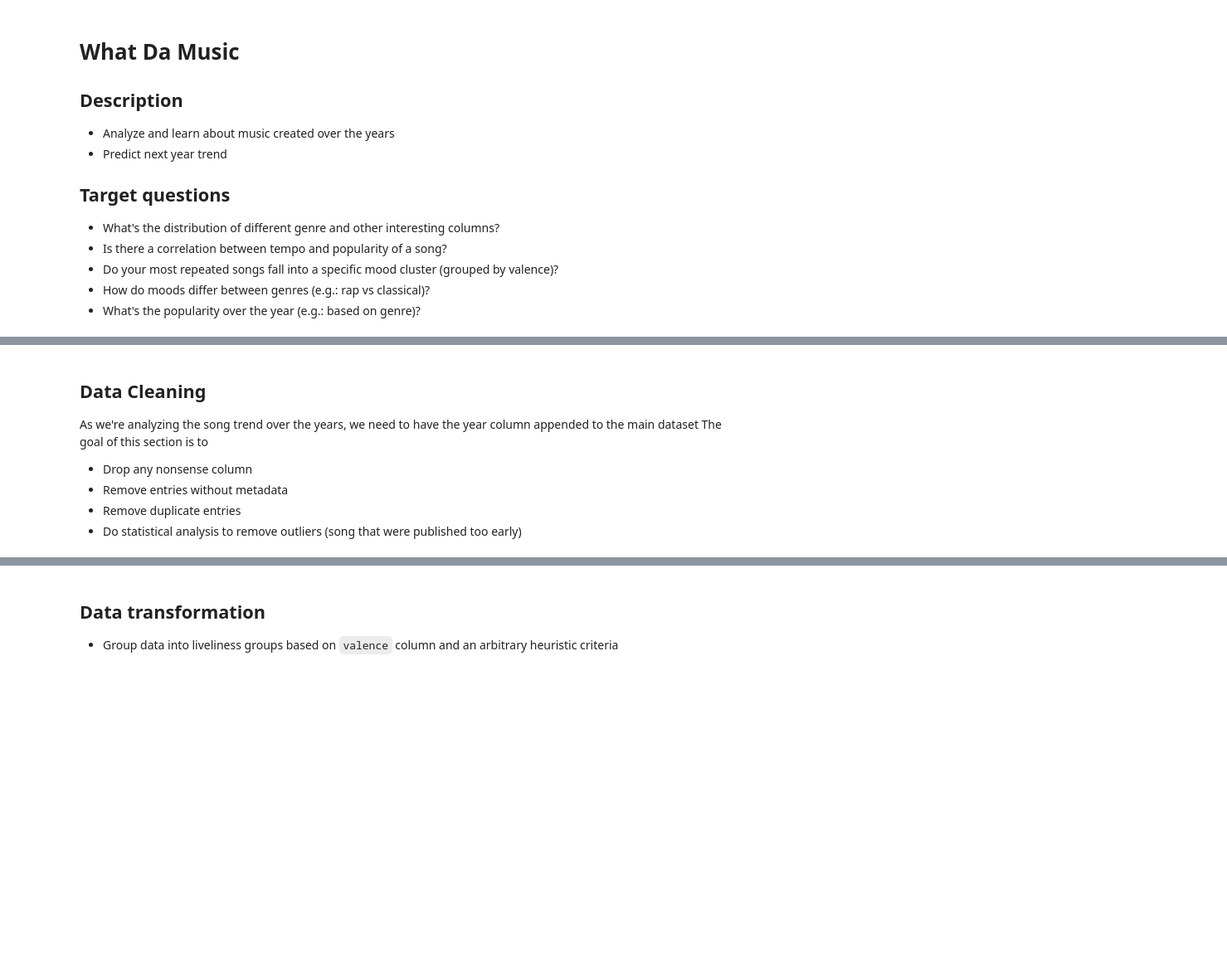
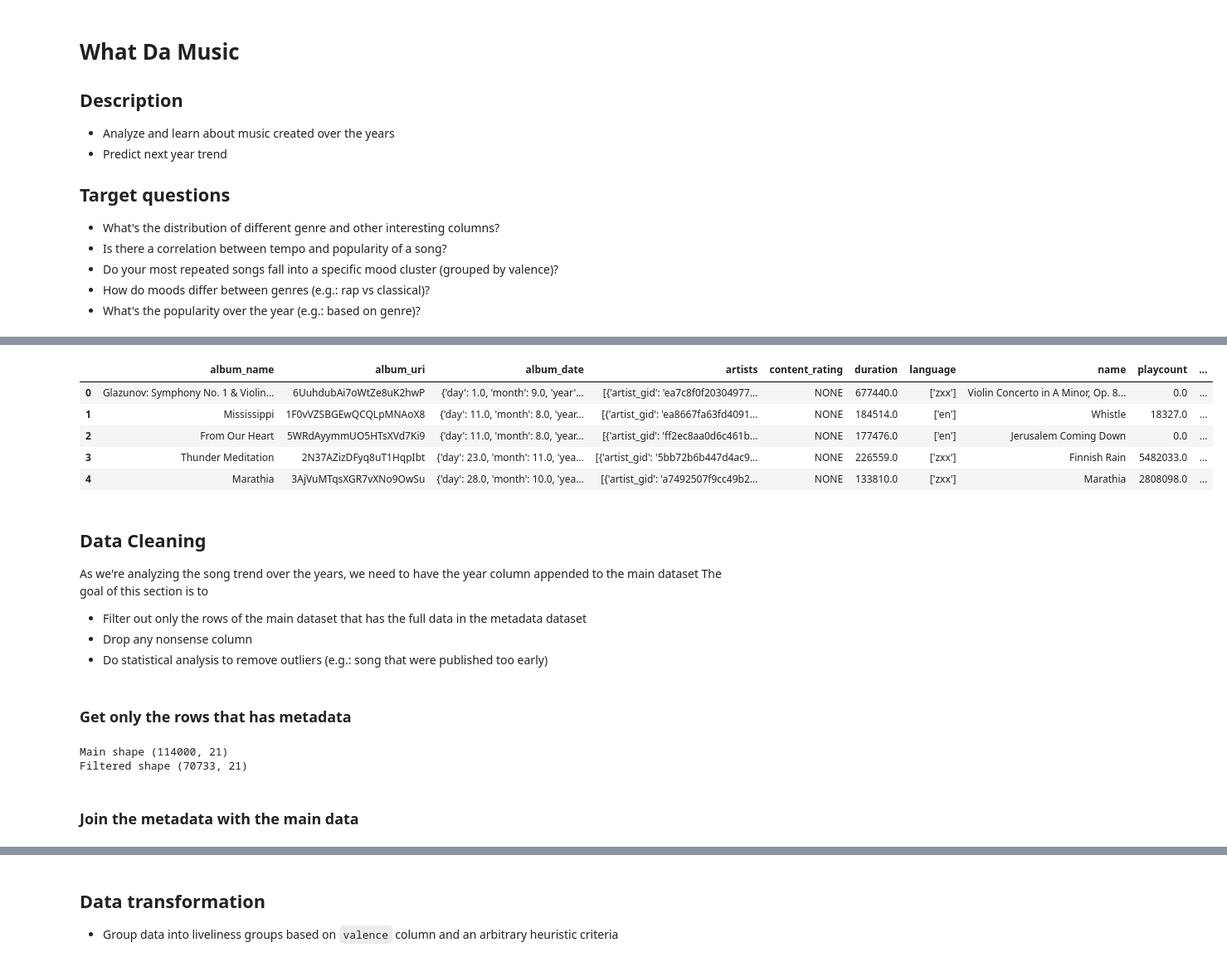
Before and after one commit to ptmdmusique/cs510-data-with-python, a Jupyter notebook: final_project.ipynb, the cells around one changed output, grey strips where cells are left out. Shown: that part at 83% size. Cells and saved outputs as stored; diff of their text form; code cells hidden in the pictures; blank space fills up the shorter version.

Commit message:
feat: finalize data fetching and add data cleaning

```diff
--- a/final_project.ipynb
+++ b/final_project.ipynb
@@ -29,9 +52,43 @@ df = pd.read_csv("hf://datasets/maharshipandya/spotify-tracks-dataset/dataset.cs
+# %%
+# Load from dataset
+# metadata_df = dd.read_parquet("hf://datasets/bigdata-pw/Spotify/**/*.parquet")
+
+# Load locally
+gdown.download("https://drive.google.com/uc?id=1zOK8dgeKFkAOB1XfvPHQXIumJHQ-Mwxg", "metadata.zip", quiet=False)
+!unzip metadata.zip -d metadata
+metadata_df = dd.read_csv("metadata/metadata/metadata_*.csv")
+
+metadata_df.head()
+# %% [output]
+|  | album_name | album_uri | album_date | artists | content_rating | duration | language | name | playcount | ... |
+| 0 | Glazunov: Symphony No. 1 & Violin... | 6UuhdubAi7oWtZe8uK2hwP | {'day': 1.0, 'month': 9.0, 'year'... | [{'artist_gid': 'ea7c8f0f20304977... | NONE | 677440.0 | ['zxx'] | Violin Concerto in A Minor, Op. 8... | 0.0 | ... |
+| 1 | Mississippi | 1F0vVZSBGEwQCQLpMNAoX8 | {'day': 11.0, 'month': 8.0, 'year... | [{'artist_gid': 'ea8667fa63fd4091... | NONE | 184514.0 | ['en'] | Whistle | 18327.0 | ... |
+| 2 | From Our Heart | 5WRdAyymmUO5HTsXVd7Ki9 | {'day': 11.0, 'month': 8.0, 'year... | [{'artist_gid': 'ff2ec8aa0d6c461b... | NONE | 177476.0 | ['en'] | Jerusalem Coming Down | 0.0 | ... |
+| 3 | Thunder Meditation | 2N37AZizDFyq8uT1HqpIbt | {'day': 23.0, 'month': 11.0, 'yea... | [{'artist_gid': '5bb72b6b447d4ac9... | NONE | 226559.0 | ['zxx'] | Finnish Rain | 5482033.0 | ... |
+| 4 | Marathia | 3AjVuMTqsXGR7vXNo9OwSu | {'day': 28.0, 'month': 10.0, 'yea... | [{'artist_gid': 'a7492507f9cc49b2... | NONE | 133810.0 | ['zxx'] | Marathia | 2808098.0 | ... |
 # %% [markdown]
 ## Data Cleaning
 
 As we're analyzing the song trend over the years, we need to have the year column appended to the main dataset
 The goal of this section is to
+* Filter out only the rows of the main dataset that has the full data in the metadata dataset
 * Drop any nonsense column
-* Remove entries without metadata
-* Remove duplicate entries
-* Do statistical analysis to remove outliers (song that were published too early)
+* Do statistical analysis to remove outliers (e.g.: song that were published too early)
+# %% [markdown]
+### Get only the rows that has metadata
+# %%
+uri_df = metadata_df[['uri']].compute()
+uri_set = set(uri_df['uri'].dropna()) # Shove into a set for super duper fast lookup
+
+rows_with_full_data_mask = main_df['track_id'].isin(uri_set)
+filtered_main_df = main_df[rows_with_full_data_mask]
+
+print("Main shape", main_df.shape)
+print("Filtered shape", filtered_main_df.shape)
+
+filtered_main_df.to_csv("filtered_tracks.csv", index=False)
+# %% [output]
+Main shape (114000, 21)
+Filtered shape (70733, 21)
+# %% [markdown]
+### Join the metadata with the main data
```
Also changed, not shown: parts of 14 cells of this notebook.
